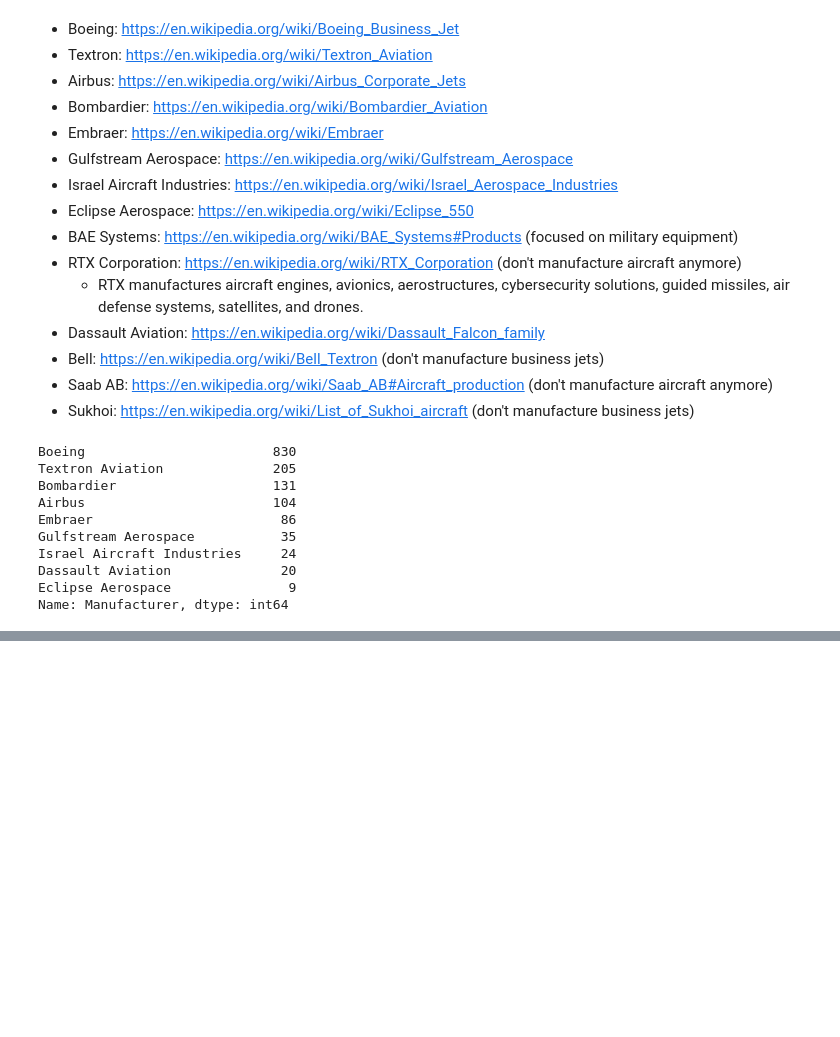
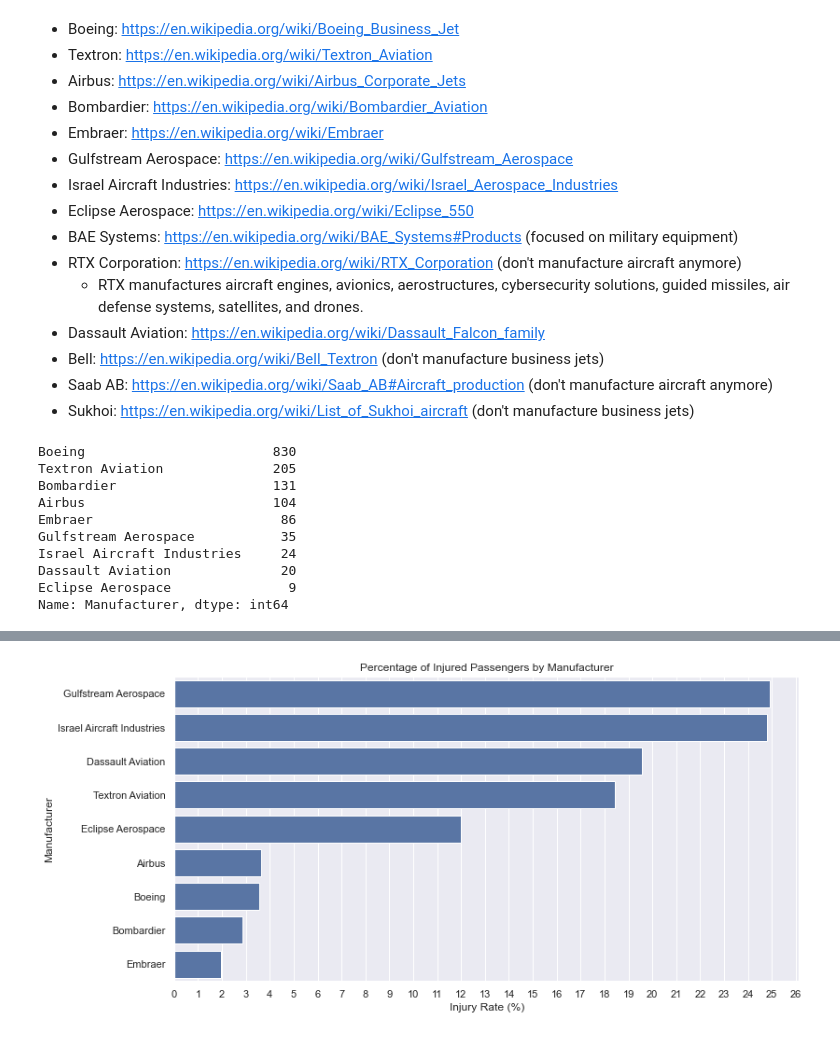
Before and after one commit to hfu-dev/safest-aircraft-analysis, a Jupyter notebook: notebooks/exploratory.ipynb, the cells around one changed output, grey strips where cells are left out. Saved outputs shown, nothing was run; the diff lists cells and outputs as text; code cells hidden in the pictures; blank space fills up the shorter version.

Commit message:
Data Analysis added - analysed level of injury, accidents vs incidents, level of aircraft damage

```diff
--- a/notebooks/exploratory.ipynb
+++ b/notebooks/exploratory.ipynb
@@ -4,8 +4,10 @@
 ## Load and Examine the Data
 # %%
 # importing libraries
+import numpy as np
 import pandas as pd
 import matplotlib.pyplot as plt
+import matplotlib.ticker as ticker
 import seaborn as sns
 
 # set the option to display all columns
@@ -13,6 +15,9 @@ pd.set_option('display.max_columns', None)
 
 # set figsize for seaborn plots
 sns.set_theme(rc={'figure.figsize': (15, 7)})
+
+# default color palette for seaborn plots
+default_palette = sns.color_palette()
 # %%
 # load aviation accidents data into a DataFrame
 df = pd.read_csv('../data/Aviation_Data.csv', low_memory=False)
@@ -375,7 +380,7 @@ df_cleaned[df_cleaned['Injury.Severity'] == "Unknown"]['Injury.Severity'].count(
 # %% [output]
 984
 # %%
-# for Aircraft.damage replace NaN values with 'Unknown' category
-df_cleaned['Aircraft.damage'] = df_cleaned['Aircraft.damage'].fillna('Unknown')
+# for Aircraft.damage replace NaN values with mode value
+df_cleaned['Aircraft.damage'] = df_cleaned['Aircraft.damage'].fillna('Substantial')
 df_cleaned['Aircraft.damage'].value_counts()
 # %% [output]
@@ -1205,0 +1252,40 @@ Name: Manufacturer, dtype: int64
+# %%
+# plot number of injuries
+fig, ax = plt.subplots(figsize=(12, 6))
+
+# Total.Fatal/Serious/Minor.Injuries & Total.Uninjured
+#ax.barh(df_injuries_by_manufacturer_sorted.index, df_injuries_by_manufacturer_sorted['Total.Fatal.Injuries'],
+#       label='Total Fatal Injuries')
+#ax.barh(df_injuries_by_manufacturer_sorted.index, df_injuries_by_manufacturer_sorted['Total.Serious.Injuries'],
+#       left=df_injuries_by_manufacturer_sorted['Total.Fatal.Injuries'], label='Total Serious Injuries')
+#ax.barh(df_injuries_by_manufacturer_sorted.index, df_injuries_by_manufacturer_sorted['Total.Minor.Injuries'],
+#        left=df_injuries_by_manufacturer_sorted['Total.Fatal.Injuries'] +
+#        df_injuries_by_manufacturer_sorted['Total.Serious.Injuries'], label='Total Minor Injuries')
+#ax.barh(df_injuries_by_manufacturer_sorted.index, df_injuries_by_manufacturer_sorted['Total.Uninjured'],
+#        left=df_injuries_by_manufacturer_sorted['Total.Fatal.Injuries'] +
+#        df_injuries_by_manufacturer_sorted['Total.Serious.Injuries'] +
+#        df_injuries_by_manufacturer_sorted['Total.Minor.Injuries'], label='Total Uninjured')
+
+# Total.Injured & Total.Uninjured
+#ax.barh(df_injuries_by_manufacturer_sorted.index, df_injuries_by_manufacturer_sorted['Total.Injured'],
+#       label='Total Injuried')
+#ax.barh(df_injuries_by_manufacturer_sorted.index, df_injuries_by_manufacturer_sorted['Total.Uninjured'],
+#       left=df_injuries_by_manufacturer_sorted['Total.Injured'], label='Total Uninjured')
+
+# Injury.Rate (%) using Matplotlib
+#ax.barh(df_injuries_by_manufacturer_sorted.index, df_injuries_by_manufacturer_sorted['Injury.Rate (%)'],
+#       label='Percent of Injured Passengers')
+#ax.xaxis.set_major_locator(ticker.MultipleLocator(1))
+#ax.set_title('Percentage of Injured Passengers by Manufacturer')
+#ax.set_xlabel('Percent of Injured Passengers')
+#ax.set_ylabel('Manufacturer');
+
+# Injury.Rate (%) using Seaborn
+injury_rate_plot = sns.barplot(x=df_injuries_by_manufacturer_sorted['Injury.Rate (%)'],
+                               y=df_injuries_by_manufacturer_sorted.index,
+                               data=df_injuries_by_manufacturer_sorted, orient='h', color=default_palette[0])
+injury_rate_plot.set(xlabel='Injury Rate (%)', ylabel='Manufacturer',
+                     title='Percentage of Injured Passengers by Manufacturer')
+injury_rate_plot.xaxis.set_major_locator(ticker.MultipleLocator(1));
+# %% [output]
+[figure, added]
```
Also changed, not shown: parts of 23 cells of this notebook.
